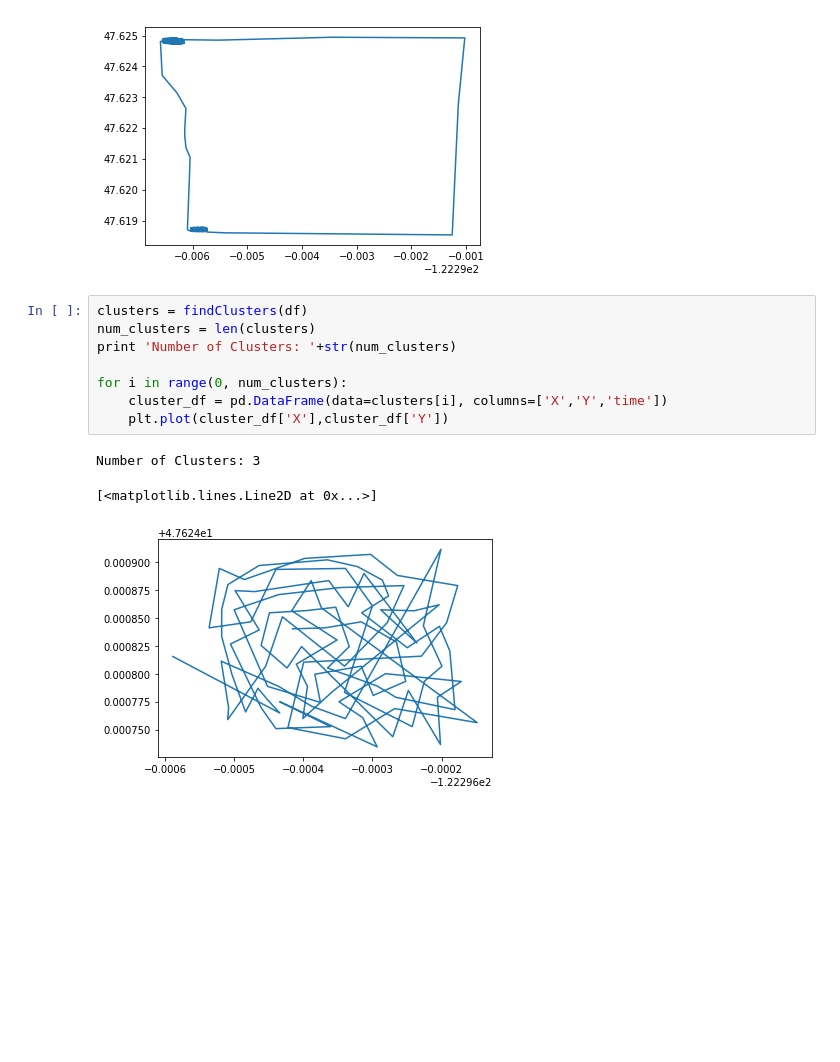
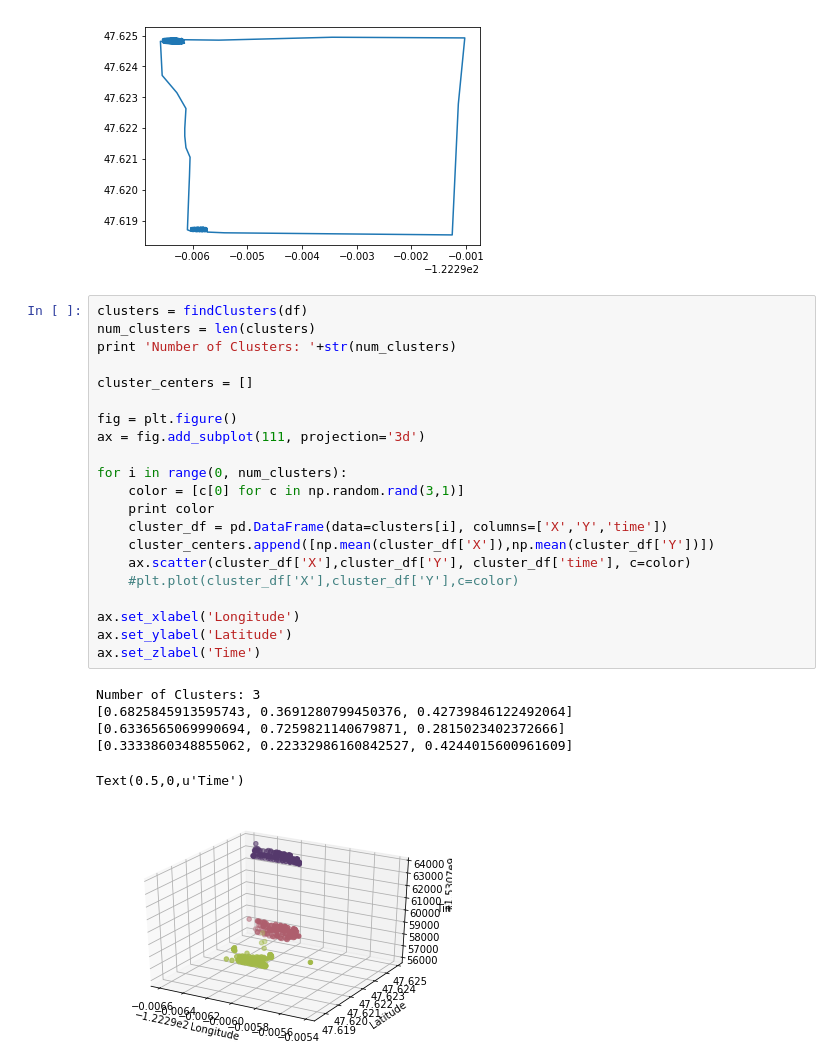
Before and after one commit to kavidey/GPS-Clustering, a Jupyter notebook: FindClusters.ipynb, the cells around one changed output. Cells and saved outputs as stored; diff of their text form; blank space fills up the shorter version.

Commit message:
Added clustering, and four square queries
Added clustering, and four square queries

```diff
--- a/FindClusters.ipynb
+++ b/FindClusters.ipynb
@@ -81,12 +117,28 @@ plt.plot(df['X'],df['Y'])
 # %%
 clusters = findClusters(df)
 num_clusters = len(clusters)
 print 'Number of Clusters: '+str(num_clusters)
 
+cluster_centers = []
+
+fig = plt.figure()
+ax = fig.add_subplot(111, projection='3d')
+
 for i in range(0, num_clusters):
+    color = [c[0] for c in np.random.rand(3,1)]
+    print color
     cluster_df = pd.DataFrame(data=clusters[i], columns=['X','Y','time'])
-    plt.plot(cluster_df['X'],cluster_df['Y'])
+    cluster_centers.append([np.mean(cluster_df['X']),np.mean(cluster_df['Y'])])
+    ax.scatter(cluster_df['X'],cluster_df['Y'], cluster_df['time'], c=color)
+    #plt.plot(cluster_df['X'],cluster_df['Y'],c=color)
+
+ax.set_xlabel('Longitude')
+ax.set_ylabel('Latitude')
+ax.set_zlabel('Time')
 # %% [output]
 Number of Clusters: 3
+[0.6825845913595743, 0.3691280799450376, 0.42739846122492064]
+[0.6336565069990694, 0.7259821140679871, 0.2815023402372666]
+[0.3333860348855062, 0.22332986160842527, 0.4244015600961609]
-[<matplotlib.lines.Line2D at 0x...>]
+Text(0.5,0,u'Time')
-[figure, old version]
+[figure, new version]
```
Also changed, not shown: parts of 4 cells of this notebook.
